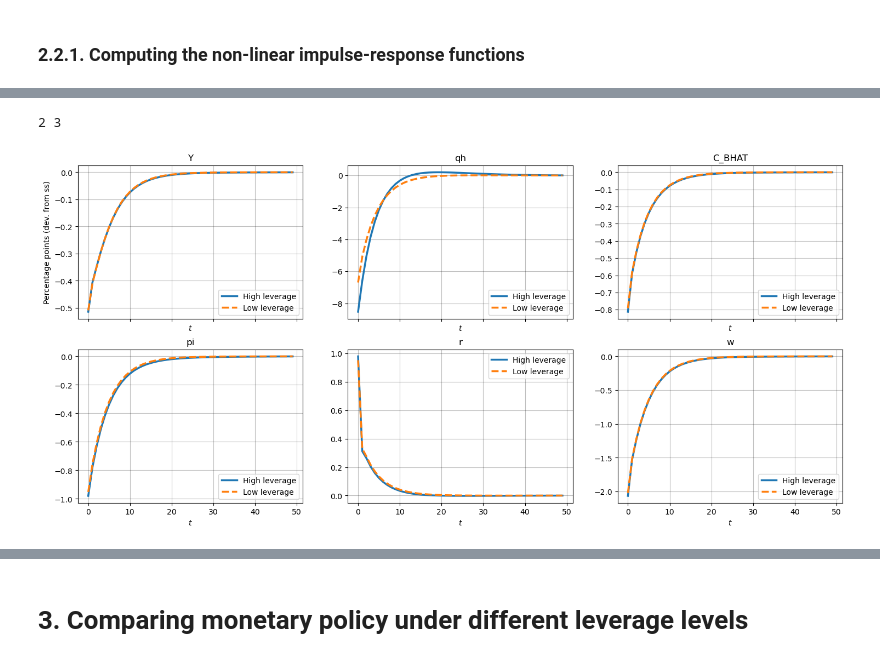
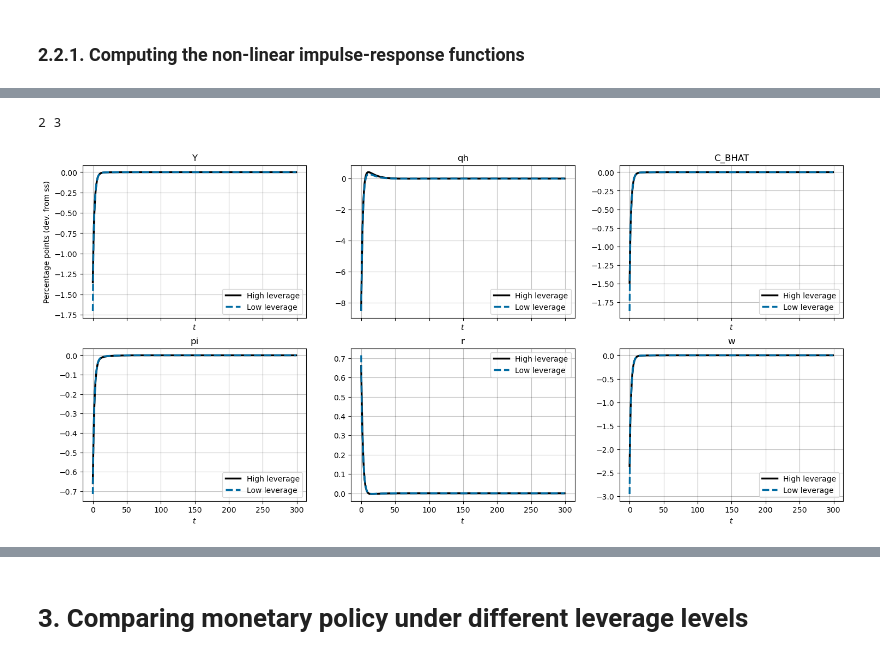
Before and after one commit to thom364e/sequence-jacobian, a Jupyter notebook: notebooks/housing_main_v2.ipynb, the cells around one changed output, grey strips where cells are left out. Saved outputs shown, nothing was run; the diff lists cells and outputs as text; code cells hidden in the pictures.

Commit message:
before bug fix in HA block

```diff
--- a/notebooks/housing_main_v2.ipynb
+++ b/notebooks/housing_main_v2.ipynb
@@ -114,7 +79,7 @@ def nkpc_ss(Z, mu):
 # %% [markdown]
 ## 1.3. Creating the model and solving for steady state
 # %%
-blocks_ss = [hh1, firm, monetary, fiscal, wage_res, mkt_clearing, nkpc_ss, qhouse_lag]
+blocks_ss = [hh1, utils.firm, utils.monetary, utils.fiscal, utils.wage_res, utils.mkt_clearing, utils.nkpc_ss, utils.qhouse_lag]
 
 hank_ss = create_model(blocks_ss, name="One-Asset HANK SS")
 
@@ -143,8 +118,9 @@ print(ss['beta'], ss['varphi'], ss['qh'])
 # %%
 # solve for steady state in a low leverage economy with gamma = 0.4
 calibration_lowlev = calibration.copy()
-calibration_lowlev['gamma'] = 0.2
-# calibration_lowlev['BBAR'] = 0.4
+calibration_lowlev['BBAR'] = 0.0
 
-unknowns_ss = {'beta': 0.937266818342156, 'varphi': 0.8025483962473203, 'qh': 5.99193013178212}
+unknowns_ss = {'beta': 0.9820312121081143, 'varphi': 0.8009274579844263, 'qh': 7.22403881392267}
 ss_ll = hank_ss.solve_steady_state(calibration_lowlev, unknowns_ss, targets_ss, solver="hybr")
+MPC, mean_mpc = utils.calc_mpc(ss_ll, 'hh_housecons')
+print(f"Mean MPC: {mean_mpc}")
@@ -462,4 +453,8 @@ Checking that the steady state DAG created above is valid
 # %%
+blocks = [hh1, utils.firm, utils.monetary, utils.fiscal, utils.wage_res, utils.mkt_clearing, utils.nkpc, utils.qhouse_lag]
+hank = create_model(blocks, name="Housing HANK")
+
+# Checking that the steady state DAG created above is valid
 ss = hank.steady_state(ss0)
 
 for k in ss0.keys():
@@ -494,16 +478,14 @@ Warning: Could not load "C:\Users\thoma\anaconda3\Library\bin\gvplugin_pango.dll
 # %% [markdown]
 ### 2.2.1. Computing the non-linear impulse-response functions
 # %%
-# setup
-T = 300
-exogenous = ['rstar', 'Z', 'gamma']
-unknowns = ['pi', 'w', 'N', 'qh']
-targets = ['nkpc_res', 'goods_mkt', 'wage_res', 'house_mkt']
+irfs = SimpleNamespace()
+# construct the shock path for rstar
+rho_r, sig_r = 0.65, 0.01
+rho_gamma, sig_gamma = 0.9, 0.15
 
-# construct the shock path for rstar
-rho_r, sig_r = 0.8, 0.01
-rho_gamma, sig_gamma = 0.8, 0.1
+ss_highleverage = hank.steady_state(ss0)
 ss_lowleverage = hank.steady_state(ss_ll)
+
 rstar_path = {"rstar": sig_r * rho_r ** (np.arange(T))}
 gamma_path = {"gamma": sig_gamma * rho_gamma ** (np.arange(T))}
 
@@ -512,14 +494,18 @@ shock = {"rstar": sig_r * rho_r ** (np.arange(T)), "gamma": sig_gamma * rho_gamm
 shock_nogam = {"rstar": sig_r * rho_r ** (np.arange(T))}
 
 # compute nonlinear impulse responses
-# td_nonlin_control = hank.solve_impulse_nonlinear(ss, unknowns, targets, control)
-# td_nonlin_shock = hank.solve_impulse_nonlinear(ss, unknowns, targets, shock)
+shock_control = False
+if shock_control:
+    irfs.control = hank.solve_impulse_nonlinear(ss_highleverage, unknowns, targets, control)
+    irfs.shock = hank.solve_impulse_nonlinear(ss_highleverage, unknowns, targets, shock)
 
-# td_nonlin_shock_nogam = hank.solve_impulse_nonlinear(ss, unknowns, targets, shock_nogam)
+    irfs.shock_nogam = hank.solve_impulse_nonlinear(ss_highleverage, unknowns, targets, shock_nogam)
 
 # # compute nonlinear impulse responses
-td_nonlin = hank.solve_impulse_nonlinear(ss, unknowns, targets, rstar_path)
-td_nonlin_ll = hank.solve_impulse_nonlinear(ss_lowleverage, unknowns, targets, rstar_path)
+hl_ll = True
+if hl_ll:
+    irfs.highleverage = hank.solve_impulse_nonlinear(ss_highleverage, unknowns, targets, rstar_path)
+    irfs.lowleverage = hank.solve_impulse_nonlinear(ss_lowleverage, unknowns, targets, rstar_path)
 # %% [output]
 Solving Housing HANK for ['pi', 'w', 'N', 'qh'] to hit ['nkpc_res', 'goods_mkt', 'wage_res', 'house_mkt']
 On iteration 0
@@ -552,6 +538,6 @@ plt.plot(100*ifrs_shock_nogam[:21])
 # %%
-utils.show_irfs([td_nonlin, td_nonlin_ll], ['Y', 'qh', 'C_BHAT',
-                                            'pi', 'r', 'w'], labels=["High leverage", "Low leverage"], figsize=(18,8))
+utils.show_irfs([irfs.highleverage, irfs.lowleverage], ['Y', 'qh', 'C_BHAT',
+                                                        'pi', 'r', 'w'], labels=["High leverage", "Low leverage"], T_plot = T, figsize=(18,8))
 # %% [output]
 2 3
-[figure, old version]
+[figure, new version]
```
Also changed, not shown: parts of 30 cells of this notebook, 2 other files.
